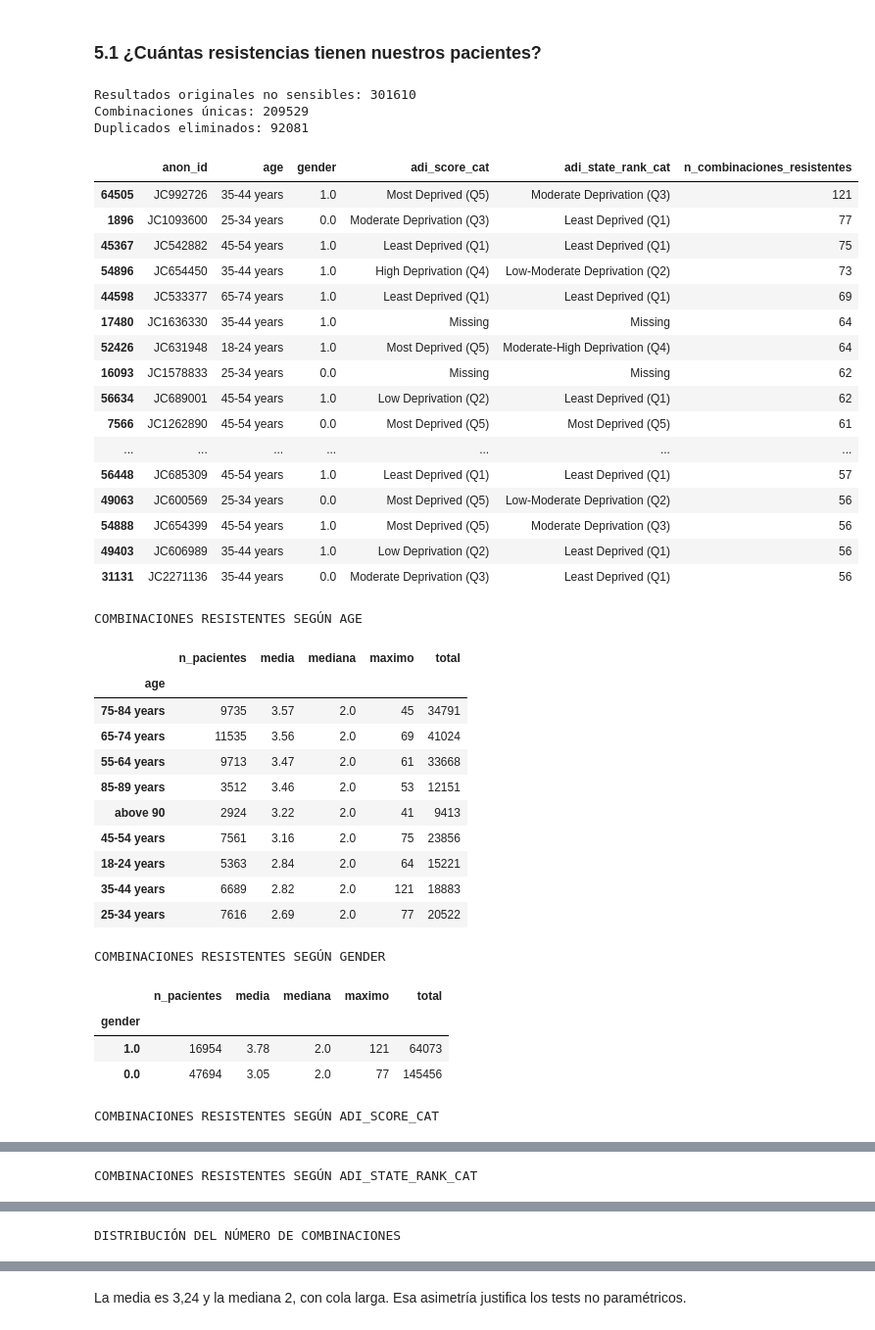
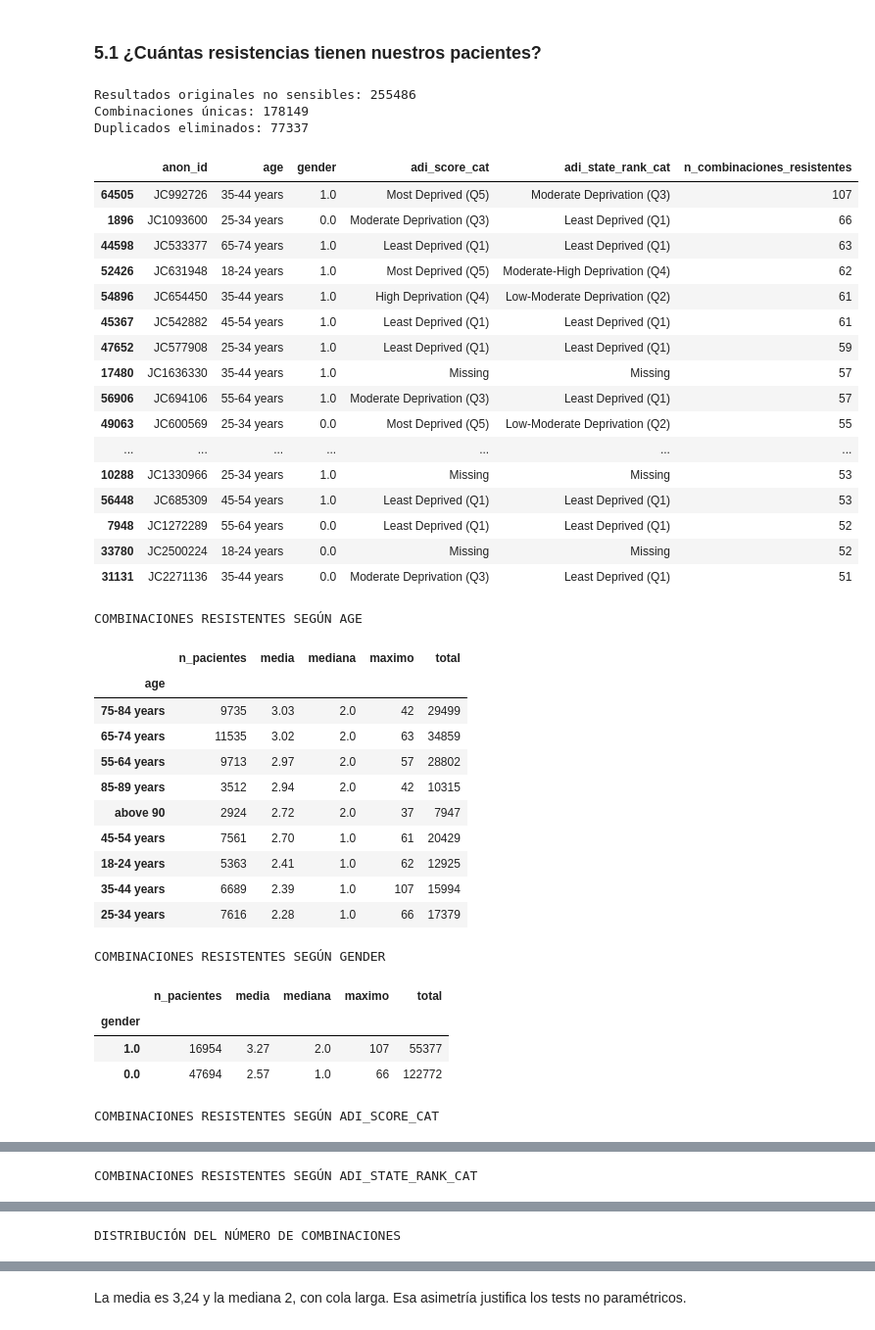
Before and after one commit to jorgeshzhndz/Resistencia_Antibioticos, a Jupyter notebook: notebooks/memoria.ipynb, the cells around one changed output, grey strips where cells are left out. Shown at 98% size. Saved outputs shown, nothing was run; the diff lists cells and outputs as text; code cells hidden in the pictures.

```diff
--- a/notebooks/memoria.ipynb
+++ b/notebooks/memoria.ipynb
@@ -878,7 +881,7 @@ micro["susceptibility"] = (
 )
 
 no_sensibles = micro[
-    micro["susceptibility"].isin(["resistant", "intermediate"])
+    micro["susceptibility"].isin(["resistant"])
 ].copy()
 
 
@@ -984,69 +987,69 @@ for v in variables_sociodemo:
     display(tabla)
 
 
 
 # ===============================================================
 # 9. DISTRIBUCIÓN DEL NÚMERO DE COMBINACIONES POR PACIENTE
 # ===============================================================
 
 print("\nDISTRIBUCIÓN DEL NÚMERO DE COMBINACIONES")
 display(
     pacientes_resistencia["n_combinaciones_resistentes"]
     .describe(percentiles=[0.50, 0.75, 0.90, 0.95, 0.99])
 )
 
 print(
     "\nPacientes con más de 100 combinaciones:",
     (pacientes_resistencia["n_combinaciones_resistentes"] > 100).sum()
 )
 
 
 # ===============================================================
 # 10. EXPORTAR RESULTADOS
 # ===============================================================
 
 pacientes_resistencia.to_csv("../data/cohorte_combinaciones_resistentes.csv",
     index='anon_id')
 
 combinaciones_resistentes = pd.read_csv("../data/cohorte_combinaciones_resistentes.csv")
 # %% [output]
-Resultados originales no sensibles: 301610
-Combinaciones únicas: 209529
-Duplicados eliminados: 92081
+Resultados originales no sensibles: 255486
+Combinaciones únicas: 178149
+Duplicados eliminados: 77337
 |  | anon_id | age | gender | adi_score_cat | adi_state_rank_cat | n_combinaciones_resistentes |
-| 64505 | JC992726 | 35-44 years | 1.0 | Most Deprived (Q5) | Moderate Deprivation (Q3) | 121 |
-| 1896 | JC1093600 | 25-34 years | 0.0 | Moderate Deprivation (Q3) | Least Deprived (Q1) | 77 |
-| 45367 | JC542882 | 45-54 years | 1.0 | Least Deprived (Q1) | Least Deprived (Q1) | 75 |
-| 54896 | JC654450 | 35-44 years | 1.0 | High Deprivation (Q4) | Low-Moderate Deprivation (Q2) | 73 |
-| 44598 | JC533377 | 65-74 years | 1.0 | Least Deprived (Q1) | Least Deprived (Q1) | 69 |
-| 17480 | JC1636330 | 35-44 years | 1.0 | Missing | Missing | 64 |
-| 52426 | JC631948 | 18-24 years | 1.0 | Most Deprived (Q5) | Moderate-High Deprivation (Q4) | 64 |
-| 16093 | JC1578833 | 25-34 years | 0.0 | Missing | Missing | 62 |
-| 56634 | JC689001 | 45-54 years | 1.0 | Low Deprivation (Q2) | Least Deprived (Q1) | 62 |
-| 7566 | JC1262890 | 45-54 years | 0.0 | Most Deprived (Q5) | Most Deprived (Q5) | 61 |
+| 64505 | JC992726 | 35-44 years | 1.0 | Most Deprived (Q5) | Moderate Deprivation (Q3) | 107 |
+| 1896 | JC1093600 | 25-34 years | 0.0 | Moderate Deprivation (Q3) | Least Deprived (Q1) | 66 |
+| 44598 | JC533377 | 65-74 years | 1.0 | Least Deprived (Q1) | Least Deprived (Q1) | 63 |
+| 52426 | JC631948 | 18-24 years | 1.0 | Most Deprived (Q5) | Moderate-High Deprivation (Q4) | 62 |
+| 54896 | JC654450 | 35-44 years | 1.0 | High Deprivation (Q4) | Low-Moderate Deprivation (Q2) | 61 |
+| 45367 | JC542882 | 45-54 years | 1.0 | Least Deprived (Q1) | Least Deprived (Q1) | 61 |
+| 47652 | JC577908 | 25-34 years | 1.0 | Least Deprived (Q1) | Least Deprived (Q1) | 59 |
+| 17480 | JC1636330 | 35-44 years | 1.0 | Missing | Missing | 57 |
+| 56906 | JC694106 | 55-64 years | 1.0 | Moderate Deprivation (Q3) | Least Deprived (Q1) | 57 |
+| 49063 | JC600569 | 25-34 years | 0.0 | Most Deprived (Q5) | Low-Moderate Deprivation (Q2) | 55 |
 | ... | ... | ... | ... | ... | ... | ... |
-| 56448 | JC685309 | 45-54 years | 1.0 | Least Deprived (Q1) | Least Deprived (Q1) | 57 |
-| 49063 | JC600569 | 25-34 years | 0.0 | Most Deprived (Q5) | Low-Moderate Deprivation (Q2) | 56 |
-| 54888 | JC654399 | 45-54 years | 1.0 | Most Deprived (Q5) | Moderate Deprivation (Q3) | 56 |
-| 49403 | JC606989 | 35-44 years | 1.0 | Low Deprivation (Q2) | Least Deprived (Q1) | 56 |
-| 31131 | JC2271136 | 35-44 years | 0.0 | Moderate Deprivation (Q3) | Least Deprived (Q1) | 56 |
+| 10288 | JC1330966 | 25-34 years | 1.0 | Missing | Missing | 53 |
+| 56448 | JC685309 | 45-54 years | 1.0 | Least Deprived (Q1) | Least Deprived (Q1) | 53 |
+| 7948 | JC1272289 | 55-64 years | 0.0 | Least Deprived (Q1) | Least Deprived (Q1) | 52 |
+| 33780 | JC2500224 | 18-24 years | 0.0 | Missing | Missing | 52 |
+| 31131 | JC2271136 | 35-44 years | 0.0 | Moderate Deprivation (Q3) | Least Deprived (Q1) | 51 |
 COMBINACIONES RESISTENTES SEGÚN AGE
 |  | n_pacientes | media | mediana | maximo | total |
 | age |  |  |  |  |  |
-| 75-84 years | 9735 | 3.57 | 2.0 | 45 | 34791 |
-| 65-74 years | 11535 | 3.56 | 2.0 | 69 | 41024 |
-| 55-64 years | 9713 | 3.47 | 2.0 | 61 | 33668 |
-| 85-89 years | 3512 | 3.46 | 2.0 | 53 | 12151 |
-| above 90 | 2924 | 3.22 | 2.0 | 41 | 9413 |
-| 45-54 years | 7561 | 3.16 | 2.0 | 75 | 23856 |
-| 18-24 years | 5363 | 2.84 | 2.0 | 64 | 15221 |
-| 35-44 years | 6689 | 2.82 | 2.0 | 121 | 18883 |
-| 25-34 years | 7616 | 2.69 | 2.0 | 77 | 20522 |
+| 75-84 years | 9735 | 3.03 | 2.0 | 42 | 29499 |
+| 65-74 years | 11535 | 3.02 | 2.0 | 63 | 34859 |
+| 55-64 years | 9713 | 2.97 | 2.0 | 57 | 28802 |
+| 85-89 years | 3512 | 2.94 | 2.0 | 42 | 10315 |
+| above 90 | 2924 | 2.72 | 2.0 | 37 | 7947 |
+| 45-54 years | 7561 | 2.70 | 1.0 | 61 | 20429 |
+| 18-24 years | 5363 | 2.41 | 1.0 | 62 | 12925 |
+| 35-44 years | 6689 | 2.39 | 1.0 | 107 | 15994 |
+| 25-34 years | 7616 | 2.28 | 1.0 | 66 | 17379 |
 COMBINACIONES RESISTENTES SEGÚN GENDER
 |  | n_pacientes | media | mediana | maximo | total |
 | gender |  |  |  |  |  |
-| 1.0 | 16954 | 3.78 | 2.0 | 121 | 64073 |
-| 0.0 | 47694 | 3.05 | 2.0 | 77 | 145456 |
+| 1.0 | 16954 | 3.27 | 2.0 | 107 | 55377 |
+| 0.0 | 47694 | 2.57 | 1.0 | 66 | 122772 |
 COMBINACIONES RESISTENTES SEGÚN ADI_SCORE_CAT
 |  | n_pacientes | media | mediana | maximo | total |
 | adi_score_cat |  |  |  |  |  |
```
Also changed, not shown: parts of 19 cells of this notebook, 3 other files.
